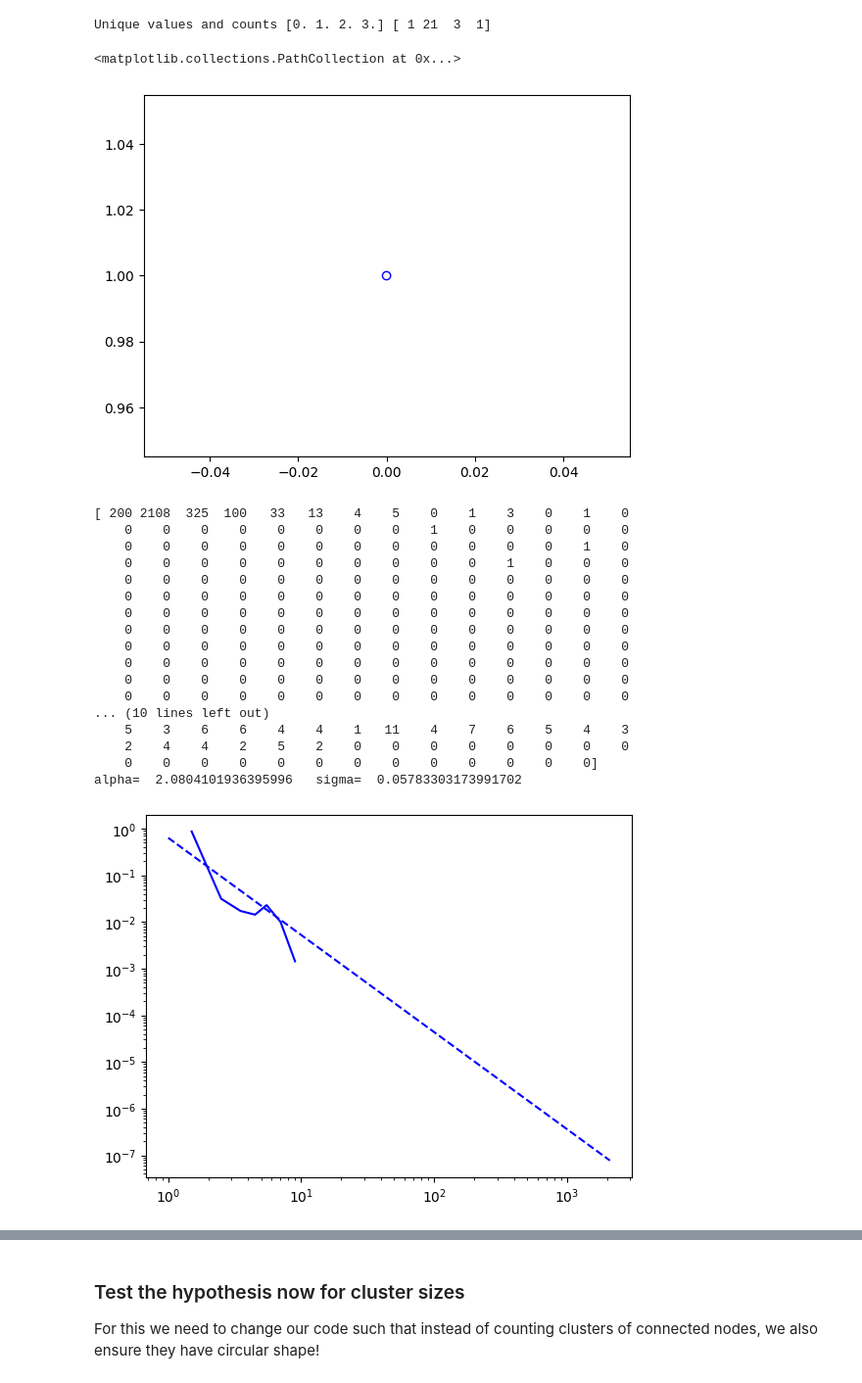
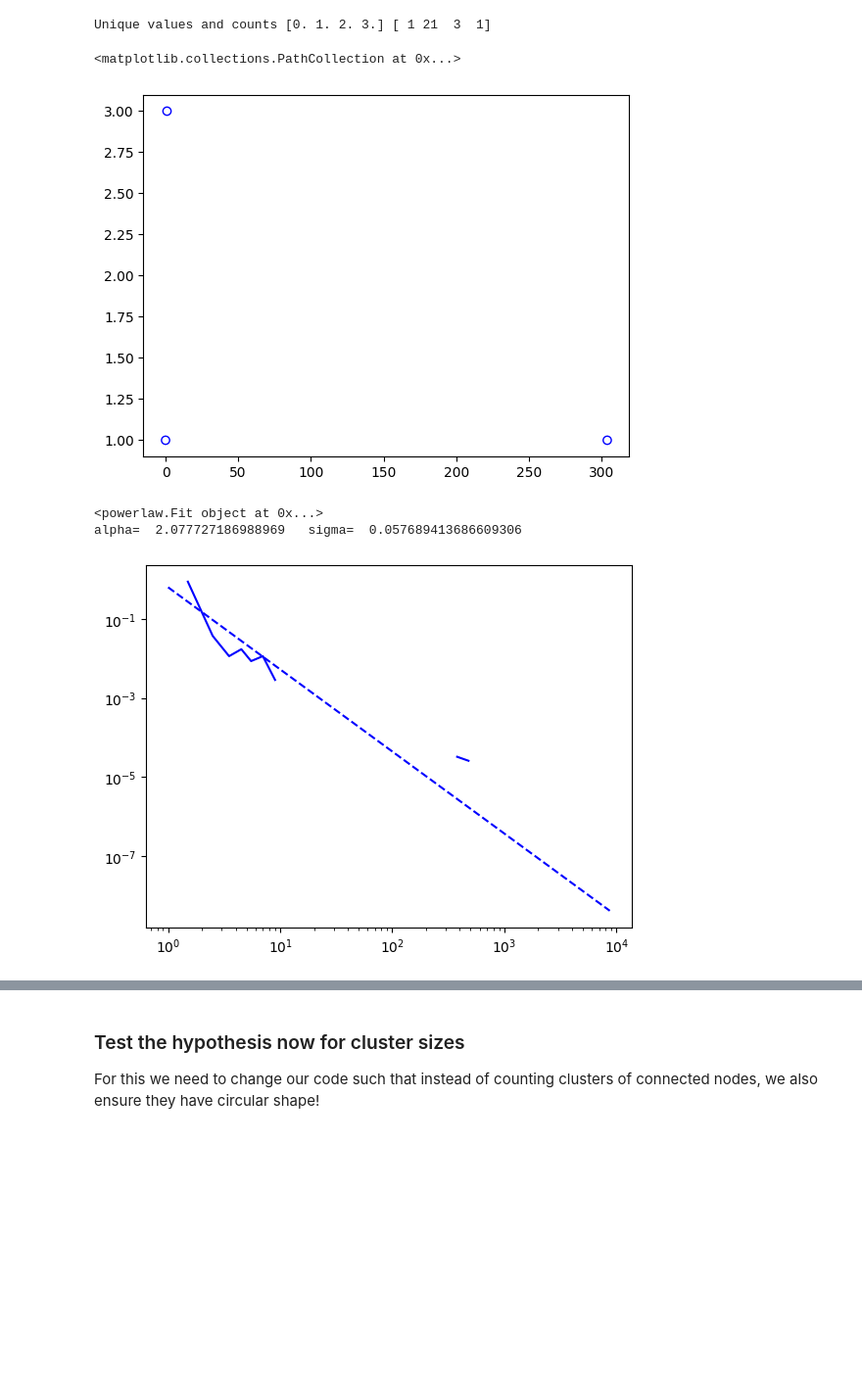
Before and after one commit to jonas4climate/opinion-formation-complexity, a Jupyter notebook: opinion_formation.ipynb, the cells around one changed output, grey strips where cells are left out. Shown at 98% size. Cells and saved outputs as stored; diff of their text form; code cells hidden in the pictures; blank space fills up the shorter version.

```diff
--- a/opinion_formation.ipynb
+++ b/opinion_formation.ipynb
@@ -38,7 +38,7 @@ critical_temperature = 50
 
 # Step 2 - Set system to the parameters used to find the critical temperature
 GRIDSIZE_X,GRIDSIZE_Y = 21,21
-TIMESTEPS = 200
+TIMESTEPS = 500
 #TEMPERATURE = 0
 BETA_PEOPLE = 1
 BETA_LEADER = 1
@@ -110,7 +111,7 @@ Unique values and counts [0. 1. 2. 3.] [ 1 21  3  1]
 plt.scatter(unique,counts,facecolors='none', edgecolors='blue')
 # %% [output]
 <matplotlib.collections.PathCollection at 0x...>
-[figure, old version]
+[figure, new version]
 # %%
 # Step 7 - Verify it with the package powerlaw
 # %%
@@ -118,7 +119,7 @@ plt.scatter(unique,counts,facecolors='none', edgecolors='blue')
 data_copy = data.copy()
 sim_data = data_copy.copy()
 
-#total_unique = np.linspace(1,model.N,model.N)
+total_unique = np.linspace(1,model.N,model.N)
 total_counts = np.zeros(model.N).astype(int)
 
 #print('Total counts',total_counts)
@@ -136,9 +137,7 @@ for time_step in range(TIMESTEPS):
     counts = counts.astype(int)
 
     # Update the total_counts at those locations
-
     #np.take(total_counts, unique)
-
     # https://numpy.org/doc/stable/reference/generated/numpy.put.html
     np.put(total_counts,unique,np.take(total_counts, unique) + counts) # Should be counts+previous value
 
@@ -158,48 +157,35 @@ for time_step in range(TIMESTEPS):
 
 
     #plt.scatter(unique,counts,facecolors='none', edgecolors='blue')
     #print(unique,counts)
 
 #print(total_counts)
 
 
 d=total_counts
 fit = powerlaw.Fit(np.array(d)+1,xmin=1,discrete=True)
 fit.power_law.plot_pdf( color= 'b',linestyle='--',label='fit ccdf')
 fit.plot_pdf( color= 'b')
 
+print(fit)
+
 print('alpha= ',fit.power_law.alpha,'  sigma= ',fit.power_law.sigma)
 
 #plt.scatter(total_unique,total_counts,facecolors='none', edgecolors='blue')
 
 # Sum them!!!
 
 #plt.xlabel('Connected nodes')
 #plt.ylabel('Frequency')
 
 
 #R = int(GRIDSIZE_X/2)
 # To feed it to the function we first turn the 1s into 0s and the -1s into 1s
 #print(lw,num_cluster)
 #print('Areas',areas)
 
 #print('Unique values and counts',unique,counts)
 # %% [output]
-[ 200 2108  325  100   33   13    4    5    0    1    3    0    1    0
-    0    0    0    0    0    0    0    0    1    0    0    0    0    0
-    0    0    0    0    0    0    0    0    0    0    0    0    1    0
-    0    0    0    0    0    0    0    0    0    0    1    0    0    0
-    0    0    0    0    0    0    0    0    0    0    0    0    0    0
-    0    0    0    0    0    0    0    0    0    0    0    0    0    0
-    0    0    0    0    0    0    0    0    0    0    0    0    0    0
-    0    0    0    0    0    0    0    0    0    0    0    0    0    0
-    0    0    0    0    0    0    0    0    0    0    0    0    0    0
-    0    0    0    0    0    0    0    0    0    0    0    0    0    0
-    0    0    0    0    0    0    0    0    0    0    0    0    0    0
-    0    0    0    0    0    0    0    0    0    0    0    0    0    0
-... (10 lines left out)
-    5    3    6    6    4    4    1   11    4    7    6    5    4    3
-    2    4    4    2    5    2    0    0    0    0    0    0    0    0
-    0    0    0    0    0    0    0    0    0    0    0    0    0]
-alpha=  2.0804101936395996   sigma=  0.05783303173991702
+<powerlaw.Fit object at 0x...>
+alpha=  2.077727186988969   sigma=  0.057689413686609306
-[figure, old version]
+[figure, new version]
```
Also changed, not shown: parts of 2 cells of this notebook, 1 other file.
